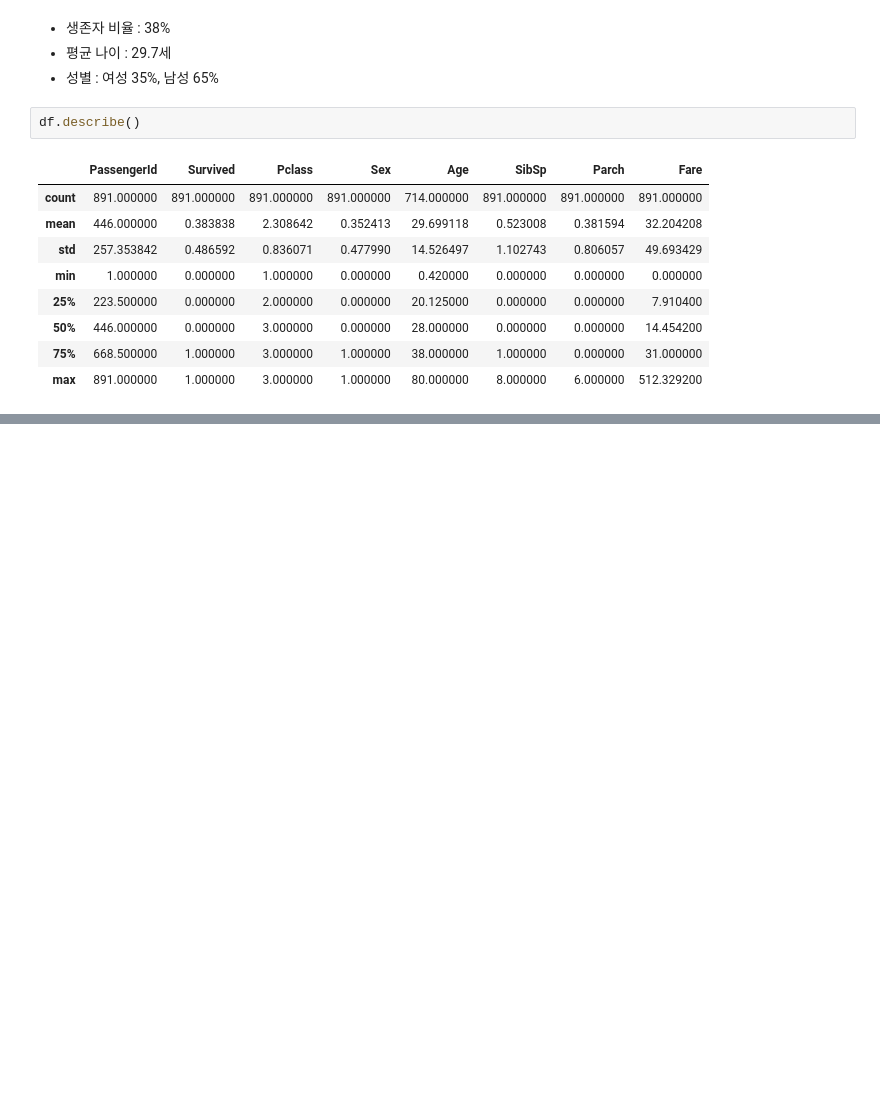
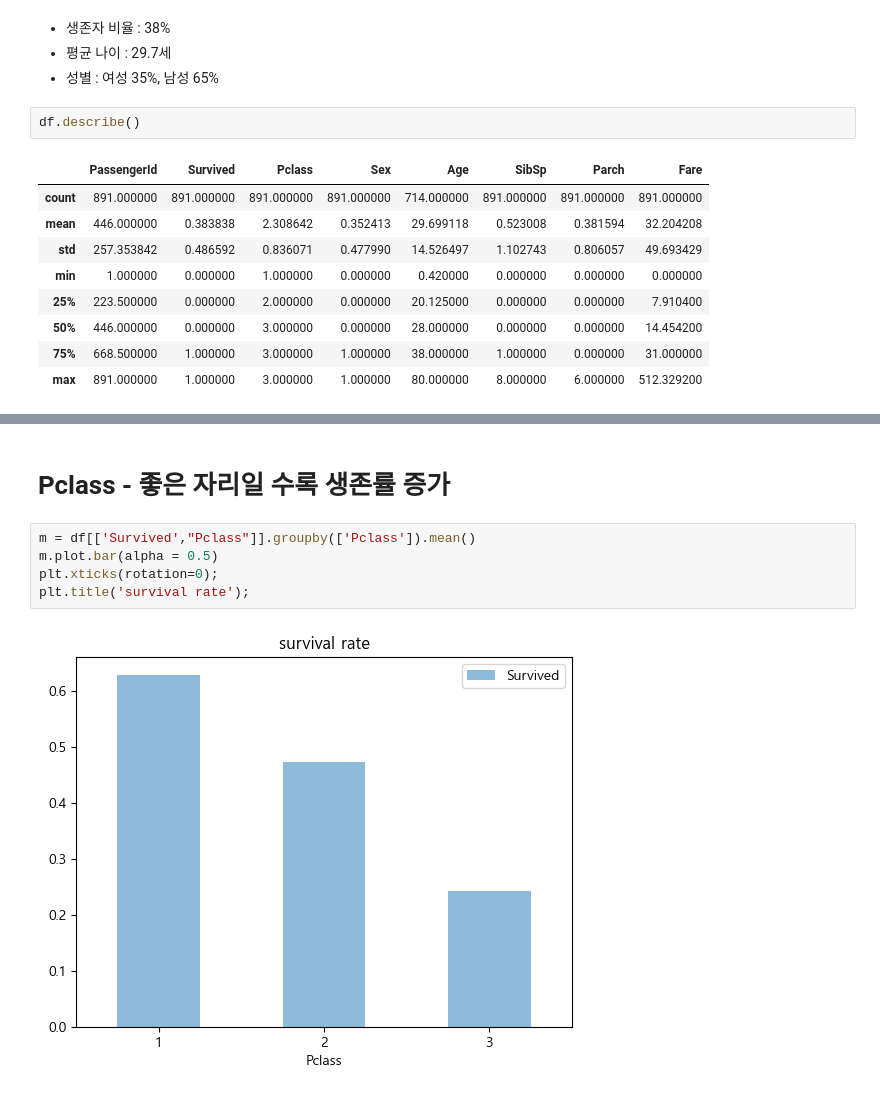
Before and after one commit to yunjihyung/titanic, a Jupyter notebook: code.ipynb, the cells around one changed output, grey strips where cells are left out. Saved outputs shown, nothing was run; the diff lists cells and outputs as text; blank space fills up the shorter version.

```diff
--- a/code.ipynb
+++ b/code.ipynb
@@ -124,0 +269,9 @@ msno.matrix(df, figsize = (8,8), color= (0.8,0.4,0.1))
+# %% [markdown]
+# Pclass -  좋은 자리일 수록 생존률 증가
+# %%
+m = df[['Survived',"Pclass"]].groupby(['Pclass']).mean()
+m.plot.bar(alpha = 0.5)
+plt.xticks(rotation=0);
+plt.title('survival rate');
+# %% [output]
+[figure, added]
```
Also changed, not shown: parts of 71 cells of this notebook.
